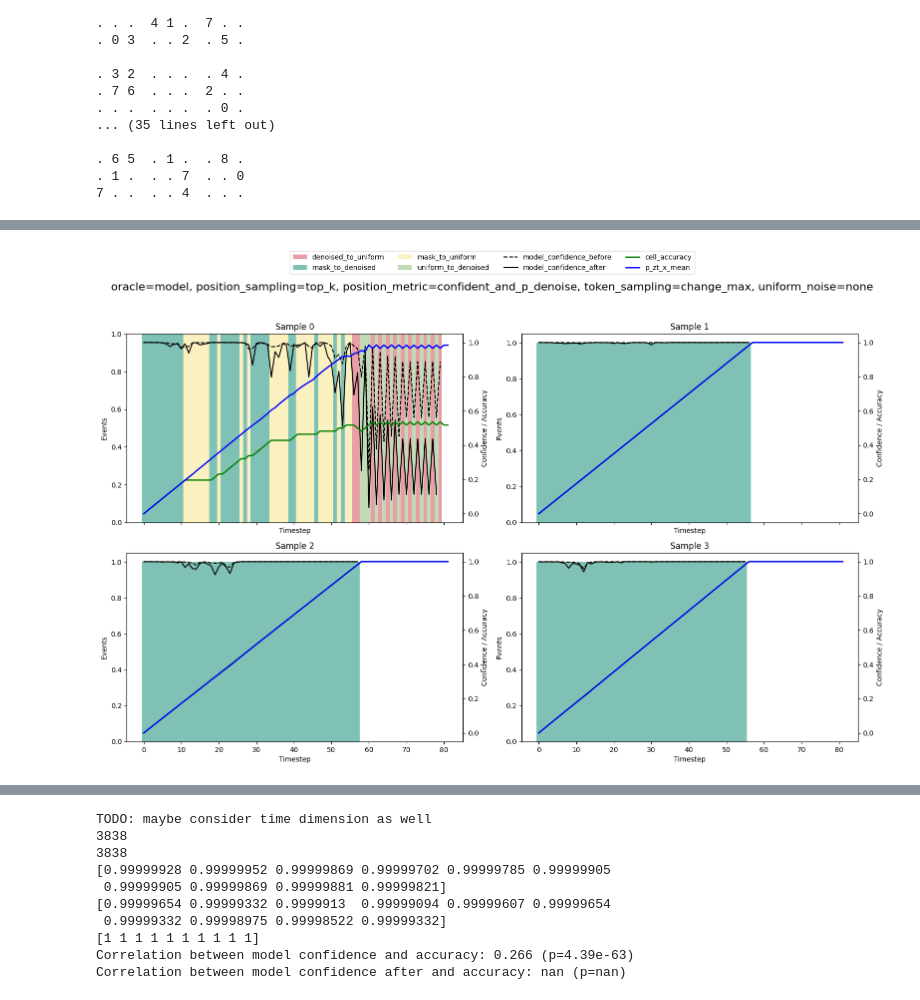
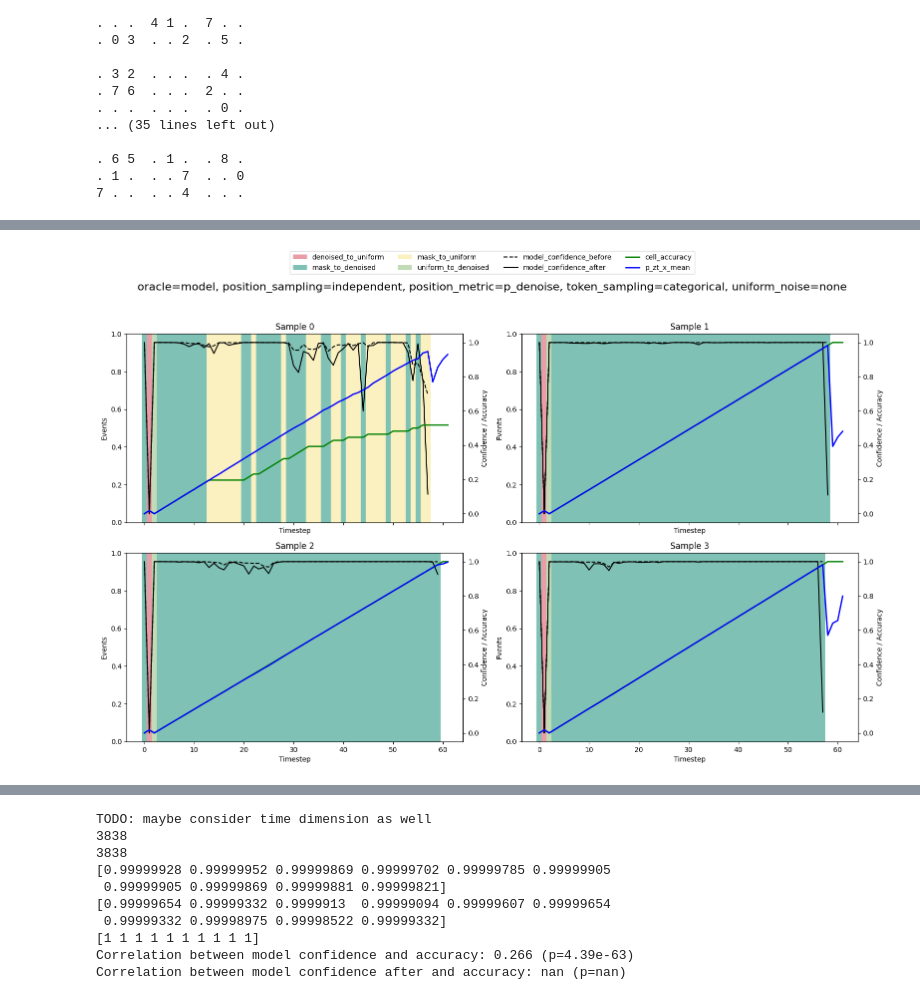
Before and after one commit to Paescal/gidd, a Jupyter notebook: gidd/eval/generation_info_analysis.ipynb, the cells around one changed output, grey strips where cells are left out. Drawn from its saved outputs; the diff is of its cells as text; code cells hidden in the pictures.

```diff
--- a/gidd/eval/generation_info_analysis.ipynb
+++ b/gidd/eval/generation_info_analysis.ipynb
@@ -422,12 +615,14 @@ set score: 75 of max 243
 7 . .  . . 4  . . .
 # %%
 # Plot marginals
+sample_indices = [0, 1, 2, 3]
 marginals = marginals_dict[combination_row]
 p_zt_x_mean = marginals['p_zt_x_mean'].cpu().numpy()  # shape: (num_samples, num_steps)
 p_zt_x_std = marginals['p_zt_x_std'].cpu().numpy()    # shape: (num_samples, num_steps)
 p_zt_x_min = marginals['p_zt_x_min'].cpu().numpy()    # shape: (num_samples, num_steps)
 p_zt_x_max = marginals['p_zt_x_max'].cpu().numpy()    # shape: (num_samples, num_steps)
 cell_accuracy = marginals['cell_accuracy'].cpu().numpy()  # shape: (num_samples, num_steps)
+# cell_accuracy = cell_accuracy[..., :-1]
 expected_cell_accuracy = marginals['expected_cell_accuracy'].cpu().numpy()  # shape: (num_steps)
 difference = p_zt_x_mean - cell_accuracy
 
@@ -452,0 +648,40 @@ plt.savefig(dir_path_dict[combination_row] + '/marginals.png')
+# %%
+# Plot marginals
+combination_row_ids = range(1, 6)
+combination_row_to_k = {1: 1, 2: 2, 3: 4, 4: 8, 5: 15}
+for current_combination_row in combination_row_ids:
+    print(f'combination_row {current_combination_row}: {meta_dict[current_combination_row]["sampling"]}')
+
+for sample in range(64):
+    solved_by_all = True
+    for current_combination_row in combination_row_ids:
+        marginals = marginals_dict[current_combination_row]
+        history = history_dict[current_combination_row]
+        cell_accuracy = marginals['cell_accuracy'].cpu().numpy()  # shape: (num_samples, num_steps)
+        # print(f'history shape: {history.shape}, marginals shape: {cell_accuracy.shape}')
+        # print(f'correct: {(history[:, -2, :] == history[:, -1, :]).all(-1).numpy()}')
+        # print(f'cell_accuracy: {cell_accuracy[:, -1]}')
+        if cell_accuracy[sample, -1] < 0.99:
+            solved_by_all = False
+        # else:
+        #     if current_combination_row == combination_row_ids[-2]:
+                # print(f'sample {sample} was solved by k={combination_row_to_k[current_combination_row]}')
+    if solved_by_all:
+        print(f'sample {sample} was solved by all combinations')
+    break
+
+sample = 4
+
+fig, ax = plt.subplots(1, 1, figsize=(8, 5))
+for current_combination_row in combination_row_ids:
+    marginals = marginals_dict[current_combination_row]
+    cell_accuracy = marginals['cell_accuracy'].cpu().numpy()  # shape: (num_samples, num_steps)
+
+    ax.plot(cell_accuracy[sample], label=f'k={combination_row_to_k[current_combination_row]}')
+    ax.set_title(f'Fix before unmasking with various k')
+    ax.set_xlabel('Timestep')
+    ax.set_ylabel('Cell Accuracy')
+    ax.legend()
+plt.tight_layout()
+
+plt.savefig(dir_path_dict[1] + '/marginals.png')
@@ -474,6 +716,8 @@ fig, axs = plt.subplots(n, n, figsize=(16, 10), sharex=True)
 
 # Collect handles and labels for one global legend
 all_handles, all_labels = [], []
+
+change_events_table = change_events_table_dict[combination_row]
 
 for ax, idx in zip(axs.flatten(), sample_indices):
     # Filter change events for the current sample
@@ -504,31 +748,31 @@ for ax, idx in zip(axs.flatten(), sample_indices):
                       color='black', linestyle='--', label='model_confidence_before')
     mean_conf_after = sample_events.groupby('step')['model_confidence_after'].mean()
     line2, = ax2.plot(mean_conf_after.index, mean_conf_after.values,
                       color='black', label='model_confidence_after')
 
     timesteps = range(len(cell_accuracy[idx]))
     line3, = ax2.plot(timesteps, cell_accuracy[idx], color='green', label='cell_accuracy', linewidth=2)
     line4, = ax2.plot(timesteps, p_zt_x_mean[idx], color='blue', label='p_zt_x_mean', linewidth=2)
 
     # Collect line labels only once
     for line, label in zip([line1, line2, line3, line4],
                            ['model_confidence_before', 'model_confidence_after',
                             'cell_accuracy', 'p_zt_x_mean']):
         if label not in all_labels:
             all_handles.append(line)
             all_labels.append(label)
 
     ax.set_title(f'Sample {idx}')
     ax.set_xlabel('Timestep')
     ax.set_ylabel('Events')
     ax2.set_ylabel('Confidence / Accuracy')
 
 # Shared legend for all subplots
 fig.legend(all_handles, all_labels, loc='upper center', ncol=4, bbox_to_anchor=(0.5, 1.05))
 
 plt.suptitle(', '.join([f'{key}={value}' for key, value in denoise_config_dict[combination_row].items()]), fontsize=16)
 plt.tight_layout(rect=[0, 0, 1, 0.95])  # leave space for suptitle + legend
 
 plt.savefig(dir_path_dict[combination_row] + '/change_events.png')
 # %% [output]
-[figure, old version]
+[figure, new version]
```
Also changed, not shown: parts of 16 cells of this notebook, 7 other files.
